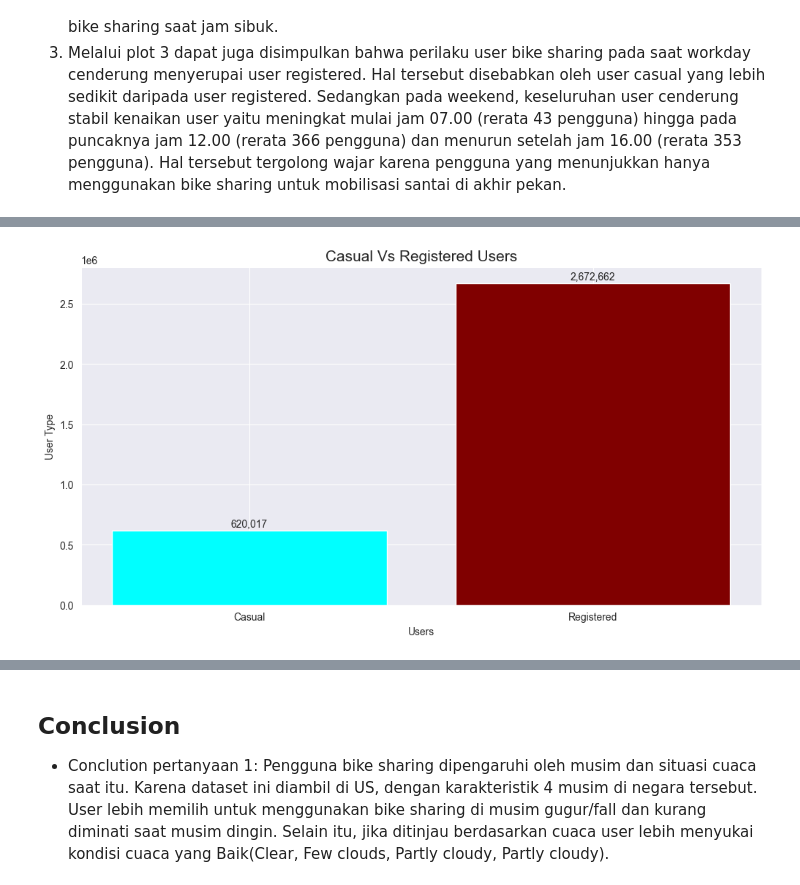
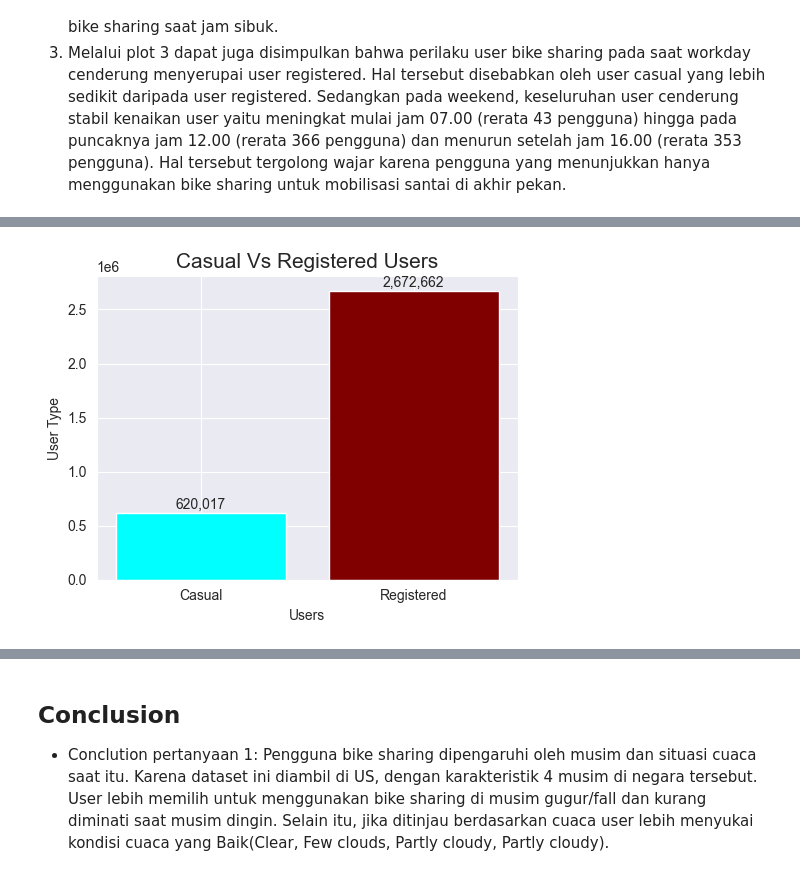
Before and after one commit to dolrie23/Bike-Sharing-Analysis-Project, a Jupyter notebook: Tugas_Analisis-data.ipynb, the cells around one changed output, grey strips where cells are left out. Saved outputs shown, nothing was run; the diff lists cells and outputs as text; code cells hidden in the pictures.

```diff
--- a/Tugas_Analisis-data.ipynb
+++ b/Tugas_Analisis-data.ipynb
@@ -502,6 +502,8 @@ hour_data.groupby(by=hour_data['dteday'].dt.year).agg({
 - Dari pivot table-9, diperoleh insight bahwa pengguna bike sharing paling tinggi di tahun 2012.
 # %% [markdown]
 ## Visualization & Explanatory Analysis
+# %%
+sns.set_palette("bright")
 # %% [markdown]
 ### Pertanyaan 1: Bagaimana weather situation, dan musim mempengaruhi perilaku pengguna bike sharing?
 # %%
@@ -742,16 +783,17 @@ registered = hour_data.Registered.sum()
 # %%
 user_type = ['Casual', 'Registered']
 datas = [casual, registered]
-plt.figure(figsize=(12, 6))
+plt.figure(figsize=(5, 4))
 plt.bar(user_type, datas, label='Casual', color=['cyan', 'maroon'], align='center')
 plt.xlabel('Users')
 plt.ylabel('User Type')
 plt.title('Casual Vs Registered Users', size=15)
 for i, value in enumerate(datas):
     plt.text(i, value + 10000, f'{value:,}', ha='center', va='bottom')
+plt.tight_layout()
 
 plt.show()
 # %% [output]
-[figure, old version]
+[figure, new version]
 # %% [markdown]
 **Insight:**
```
Also changed, not shown: parts of 6 cells of this notebook, 1 other file.
